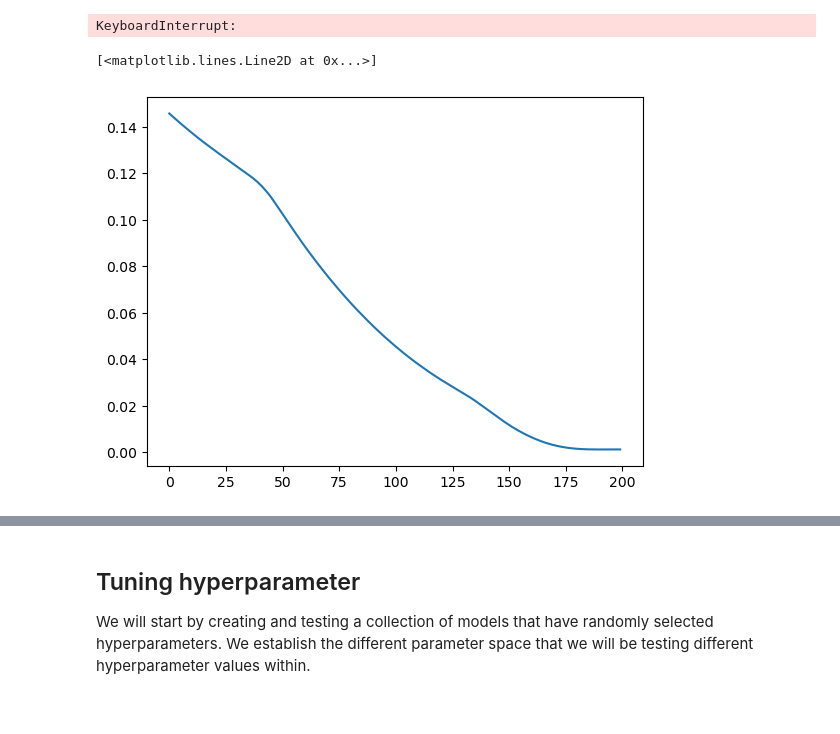
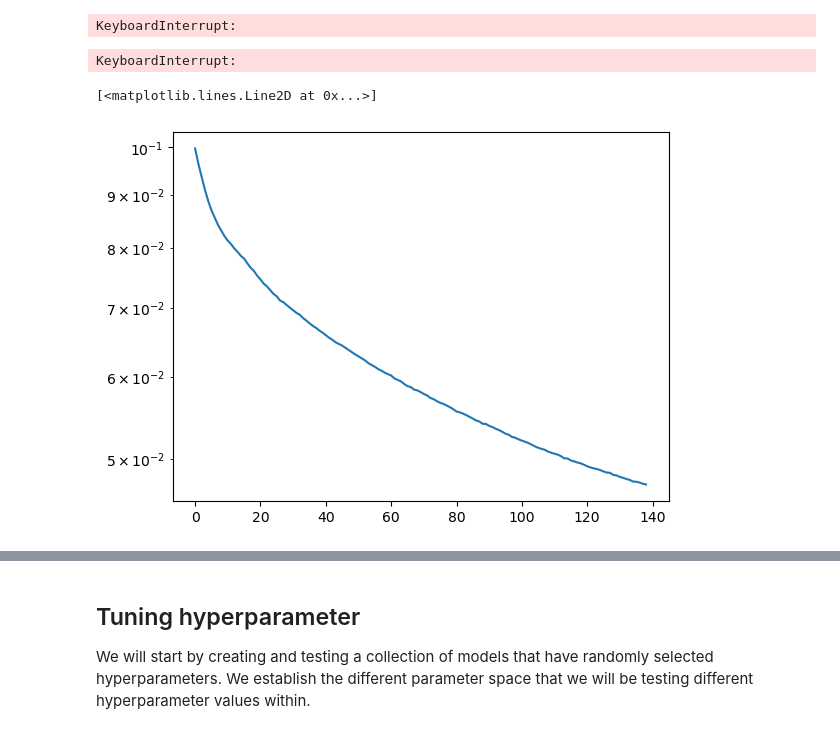
Before and after one commit to kavidey/action-angle-discovery, a Jupyter notebook: properelements_NN.ipynb, the cells around one changed output, grey strips where cells are left out. Saved outputs shown, nothing was run; the diff lists cells and outputs as text; code cells hidden in the pictures.

```diff
--- a/properelements_NN.ipynb
+++ b/properelements_NN.ipynb
@@ -349,13 +364,19 @@ class MultiOutputML:
 			return pred_mean, pred_std
 # %%
 trainX, testX, trainY, testY = train_test_split(data, dele, test_size=0.4, random_state=42)
+scalar = StandardScaler()
+scalar.fit_transform(trainX)
+trainX = scalar.transform(trainX)
+testX = scalar.transform(testX)
 # %%
 model = MultiOutputML()
-loss_list, trained_model = model.training(trainX, trainY)
+loss_list, trained_model = model.training(trainX, trainY.to_numpy())
+# %% [output]
+KeyboardInterrupt:
 # %%
-plt.plot(loss_list)
+plt.semilogy(model.loss_list)
 # %% [output]
 [<matplotlib.lines.Line2D at 0x...>]
-[figure, old version]
+[figure, new version]
 # %%
 pred, std = model.predict(testX)
```
Also changed, not shown: parts of 4 cells of this notebook, 2 other files.
